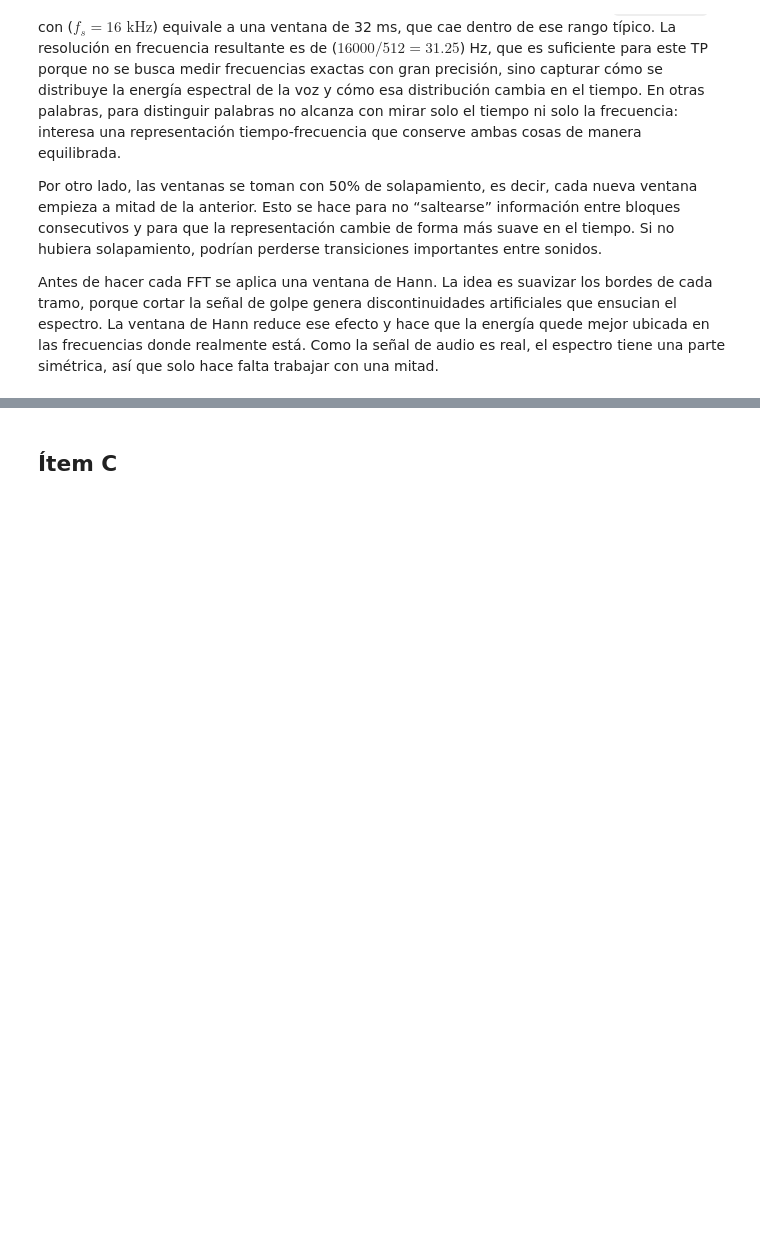
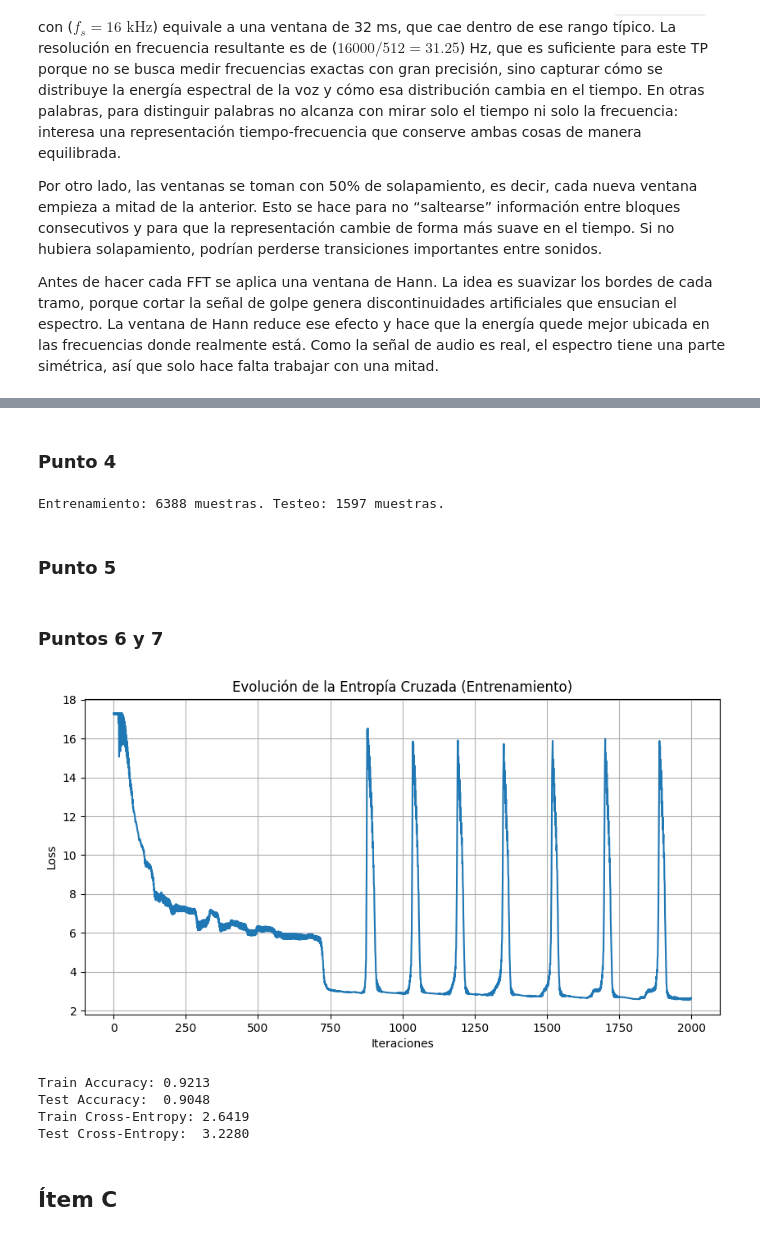
Before and after one commit to Fjmoya-uba/Taller-Procesamiento-Se-ales, a Jupyter notebook: TPs/TPS_03_Francisco_Javier_Moya.ipynb, the cells around one changed output, grey strips where cells are left out. Cells and saved outputs as stored; diff of their text form; code cells hidden in the pictures; blank space fills up the shorter version.

```diff
--- a/TPs/TPS_03_Francisco_Javier_Moya.ipynb
+++ b/TPs/TPS_03_Francisco_Javier_Moya.ipynb
@@ -149,0 +232,19 @@ Procesamiento finalizado. Matriz resultante: (20, 59)
+# %% [markdown]
+### Punto 4
+# %%
+# --- PUNTO B.4: División entrenamiento y testeo (80/20) ---
+
+indices = np.arange(len(X))
+np.random.shuffle(indices)
+
+split = int(0.8 * len(X))
+train_idx, test_idx = indices[:split], indices[split:]
+
+X_train, X_test = X[train_idx], X[test_idx]
+y_train, y_test = y[train_idx], y[test_idx]
+
+print(f"Entrenamiento: {X_train.shape[0]} muestras. Testeo: {X_test.shape[0]} muestras.")
+# %% [output]
+Entrenamiento: 6388 muestras. Testeo: 1597 muestras.
+# %% [markdown]
+### Punto 5
@@ -150,2 +304,31 @@ Procesamiento finalizado. Matriz resultante: (20, 59)
+# %% [markdown]
+### Puntos 6 y 7
+# %%
+# --- PUNTO B.6 y B.7: Entrenamiento y Gráficos ---
+
+# Se recomienda ajustar estos hiperparámetros según la convergencia visual
+modelo = BinaryLogisticRegression(learning_rate=0.005, n_iters=2000)
+modelo.fit(X_train, y_train)
+
+# Gráfico de convergencia [Punto B.6]
+plt.figure(figsize=(10, 5))
+plt.plot(modelo.loss_history)
+plt.title("Evolución de la Entropía Cruzada (Entrenamiento)")
+plt.xlabel("Iteraciones")
+plt.ylabel("Loss")
+plt.grid(True)
+plt.show()
+
+# Reporte de métricas [Punto B.7]
+print(f"Train Accuracy: {modelo.accuracy(X_train, y_train):.4f}")
+print(f"Test Accuracy:  {modelo.accuracy(X_test, y_test):.4f}")
+print(f"Train Cross-Entropy: {modelo.cross_entropy(X_train, y_train):.4f}")
+print(f"Test Cross-Entropy:  {modelo.cross_entropy(X_test, y_test):.4f}")
+# %% [output]
+[figure, added]
+Train Accuracy: 0.9213
+Test Accuracy:  0.9048
+Train Cross-Entropy: 2.6419
+Test Cross-Entropy:  3.2280
 # %% [markdown]
 ## Ítem C
```
Also changed, not shown: parts of 20 cells of this notebook.
